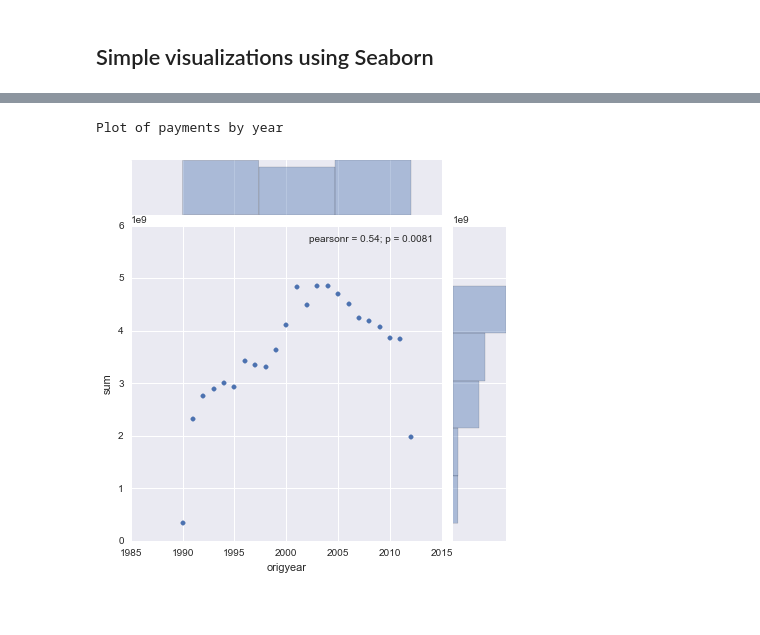
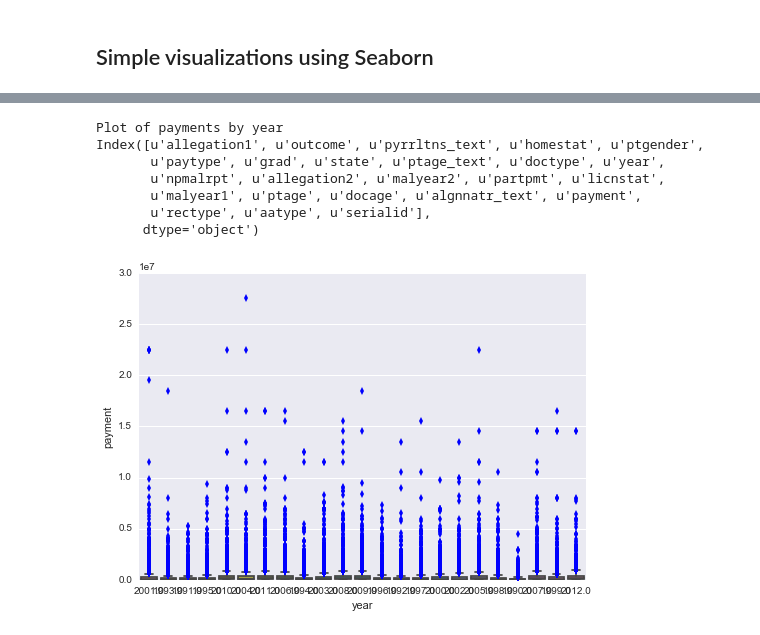
Before and after one commit to HappyDataOrg/health-malpractice, a Jupyter notebook: notebooks/Malpractice.ipynb, the cells around one changed output, grey strips where cells are left out. Cells and saved outputs as stored; diff of their text form; code cells hidden in the pictures; blank space fills up the shorter version.

Commit message:
Checkpoint - working code, in sync with docs and tableau
added readme, updated code and helper module

```diff
--- a/notebooks/Malpractice.ipynb
+++ b/notebooks/Malpractice.ipynb
@@ -69,0 +162,10 @@ Name: licnfeld_text, dtype: int64
+# %%
+# remap the recordType to distinguish between Adverse Actions and Payments
+malp.replace({"rectype":{"A":"AdvAction", "C":"AdvAction", "M":"Payment", "P":"Payment"} }, inplace=True)
+
+#printColumnCounts(malp,"rectype")
+#malp[malp.rectype.isnull()].head(1000).to_csv("no_rectype.csv")
+# 326 records with no type and no other data, so drop 'em
+malp.dropna(subset=['rectype'],inplace=True)
+
+ph.printColumnCounts(malp,"rectype")
@@ -88,0 +199,9 @@ Remaining missing values:  0
+# %%
+# check the year data
+ph.showStatsMissing(malp,"origyear")
+print "- Filling with 0"
+malp.origyear.fillna(0, inplace=True)
+
+# other fields are not helping to impute year, they are also NaN
+#malp[malp.origyear.isnull()][ ['origyear','malyear1','malyear2', 'npmalrpt', 'grad']]
+#
@@ -127,0 +233,10 @@ Missing total pmt:  524584 total: 82424951250.0
+# %%
+# fix the payment data
+print "Filling total pmt with 'partpmt'"
+malp.totalpmt.fillna(malp.partpmt,inplace=True)
+
+# add 0's instead of NaN
+malp.totalpmt.fillna(0,inplace=True)
+
+# check for bad data, 0 or -ve payments
+print "Records with payment <=0: ",(malp['totalpmt']<0).sum()
@@ -127,0 +254,9 @@ Missing total pmt:  524584 total: 82424951250.0
+# %%
+malp.rename(columns={'workstat':'state', 'totalpmt':'payment', 'origyear':'year'},inplace=True)
+
+# Create a new series pertaining to claims with payment
+malpPmts = malp[malp.rectype=="Payment"]
+#malpPmts.head()
+malpAA = malp[malp.rectype=="AdvAction"]
+
+malpPmts.dropna(subset=['payment'],inplace=True)
@@ -168,6 +500,12 @@ AttributeError: max must be larger than min in range parameter.
 # %%
 print "Plot of payments by year"
-sns.jointplot(x="origyear", y="sum", data=pmtByYear);
+sns.boxplot(x="year", y="payment", data=malpPmts);
 # %% [output]
 Plot of payments by year
+Index([u'allegation1', u'outcome', u'pyrrltns_text', u'homestat', u'ptgender',
+       u'paytype', u'grad', u'state', u'ptage_text', u'doctype', u'year',
+       u'npmalrpt', u'allegation2', u'malyear2', u'partpmt', u'licnstat',
+       u'malyear1', u'ptage', u'docage', u'algnnatr_text', u'payment',
+       u'rectype', u'aatype', u'serialid'],
+      dtype='object')
-[figure, old version]
+[figure, new version]
```
Also changed, not shown: parts of 51 cells of this notebook, 3 other files.
